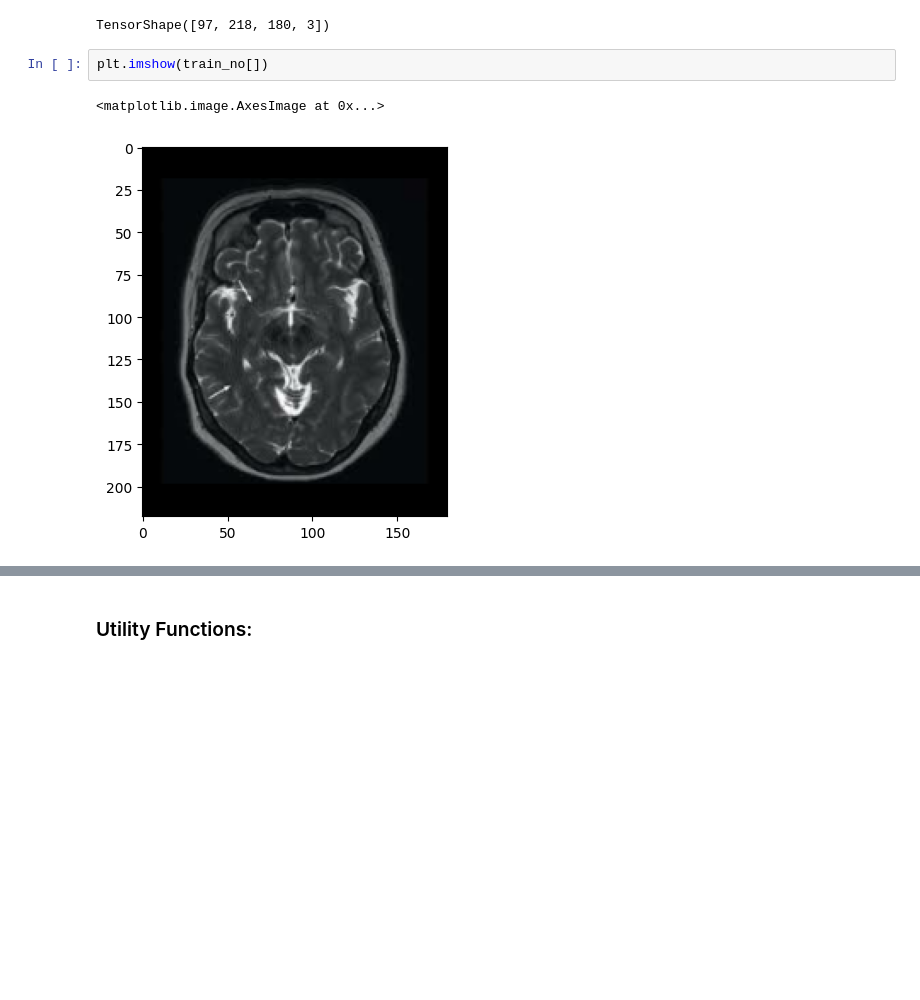
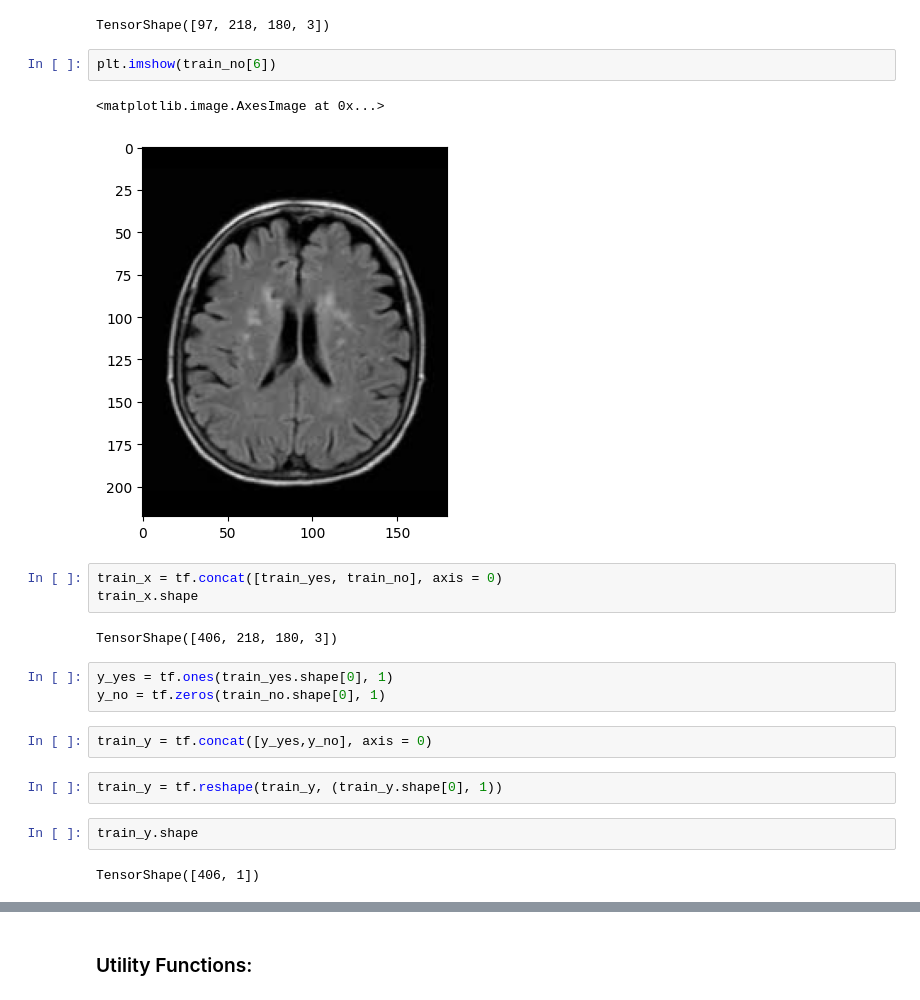
Before and after one commit to isthismanas/Deep_Models, a Jupyter notebook: Tumor Detection Convolutional Neural Network.ipynb, the cells around one changed output, grey strips where cells are left out. Cells and saved outputs as stored; diff of their text form; blank space fills up the shorter version.

```diff
--- a/Tumor Detection Convolutional Neural Network.ipynb
+++ b/Tumor Detection Convolutional Neural Network.ipynb
@@ -63,7 +63,23 @@ train_no.shape
 # %% [output]
 TensorShape([97, 218, 180, 3])
 # %%
-plt.imshow(train_no[])
+plt.imshow(train_no[6])
 # %% [output]
 <matplotlib.image.AxesImage at 0x...>
-[figure, old version]
+[figure, new version]
+# %%
+train_x = tf.concat([train_yes, train_no], axis = 0)
+train_x.shape
+# %% [output]
+TensorShape([406, 218, 180, 3])
+# %%
+y_yes = tf.ones(train_yes.shape[0], 1)
+y_no = tf.zeros(train_no.shape[0], 1)
+# %%
+train_y = tf.concat([y_yes,y_no], axis = 0)
+# %%
+train_y = tf.reshape(train_y, (train_y.shape[0], 1))
+# %%
+train_y.shape
+# %% [output]
+TensorShape([406, 1])
```
Also changed, not shown: parts of 4 cells of this notebook.
